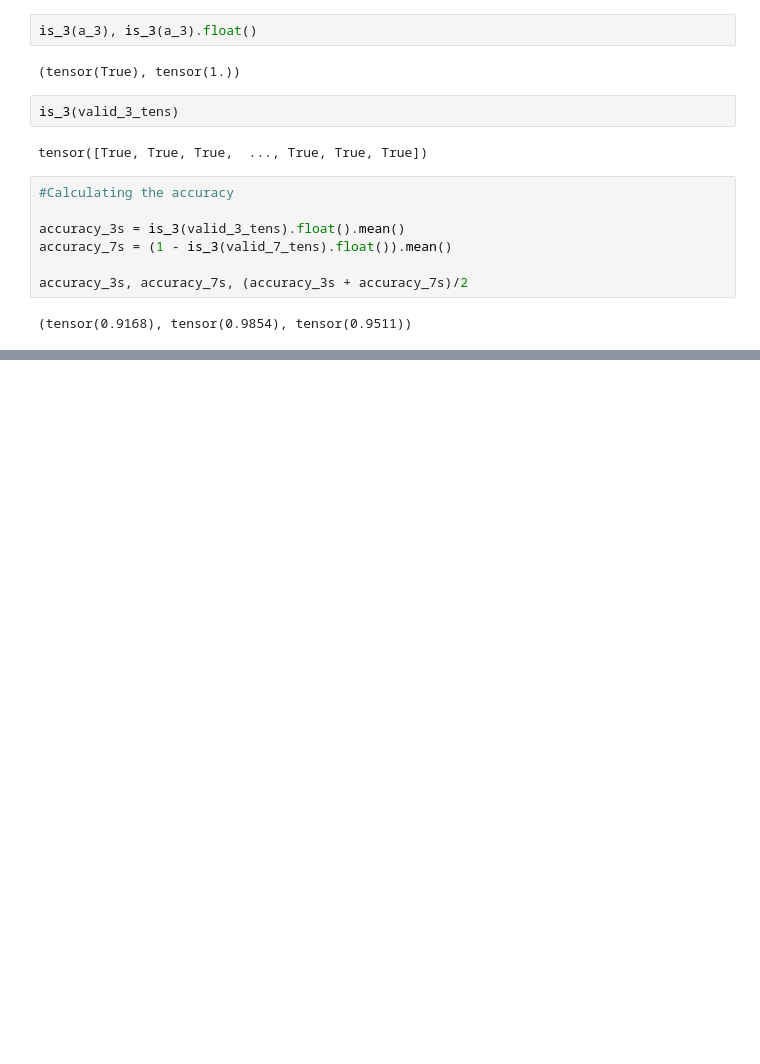
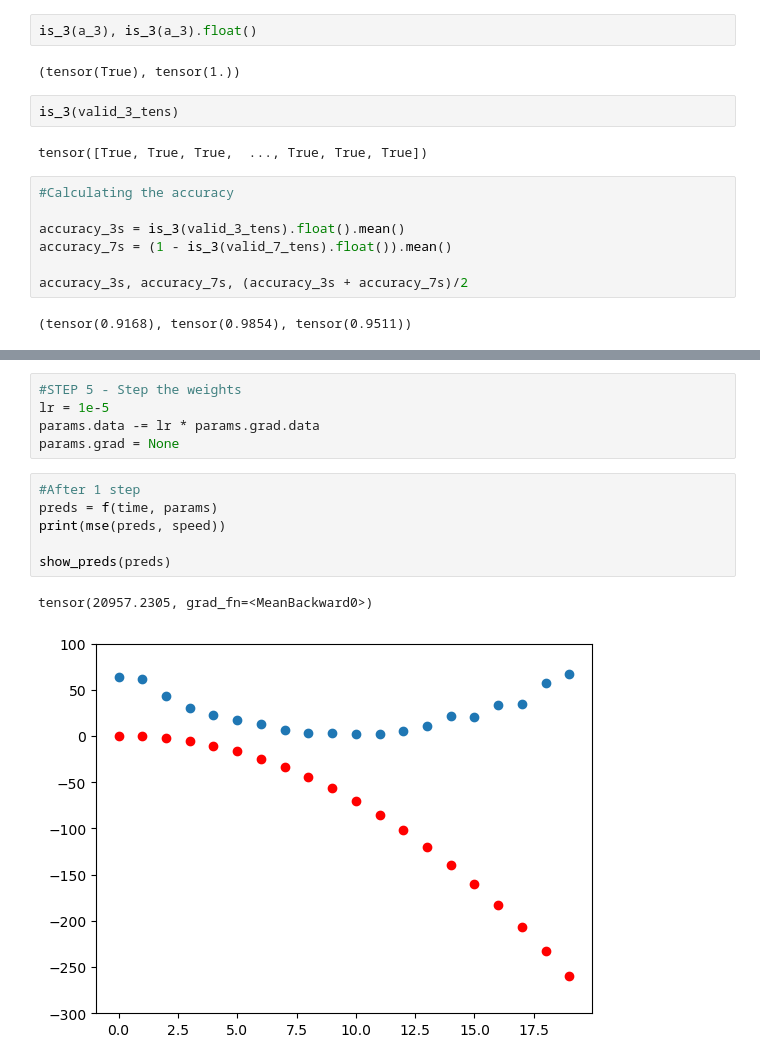
Before and after one commit to nikhilkr31/digit-classifier, a Jupyter notebook: digit-classifier.ipynb, the cells around one changed output, grey strips where cells are left out. Cells and saved outputs as stored; diff of their text form; blank space fills up the shorter version.

```diff
--- a/digit-classifier.ipynb
+++ b/digit-classifier.ipynb
@@ -188,0 +293,14 @@ accuracy_3s, accuracy_7s, (accuracy_3s + accuracy_7s)/2
+# %%
+#STEP 5 - Step the weights
+lr = 1e-5
+params.data -= lr * params.grad.data
+params.grad = None
+# %%
+#After 1 step
+preds = f(time, params)
+print(mse(preds, speed))
+
+show_preds(preds)
+# %% [output]
+tensor(20957.2305, grad_fn=<MeanBackward0>)
+[figure, added]
```
Also changed, not shown: parts of 18 cells of this notebook.
